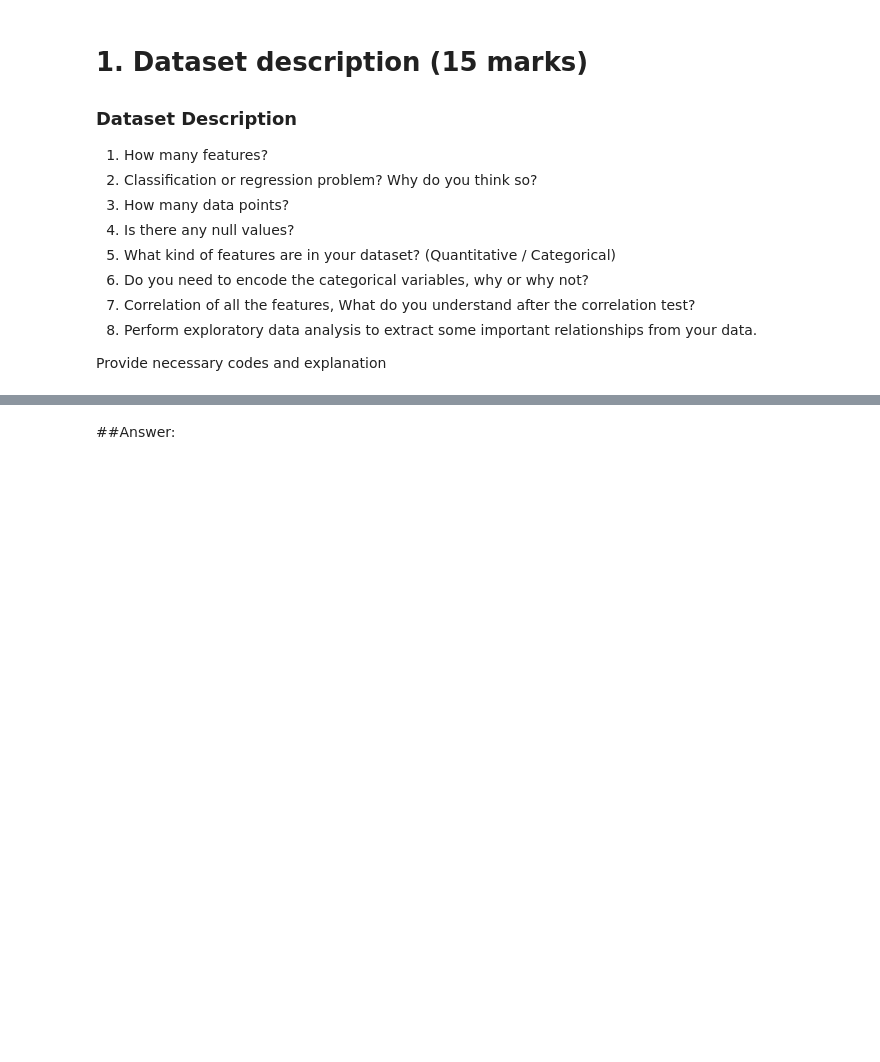
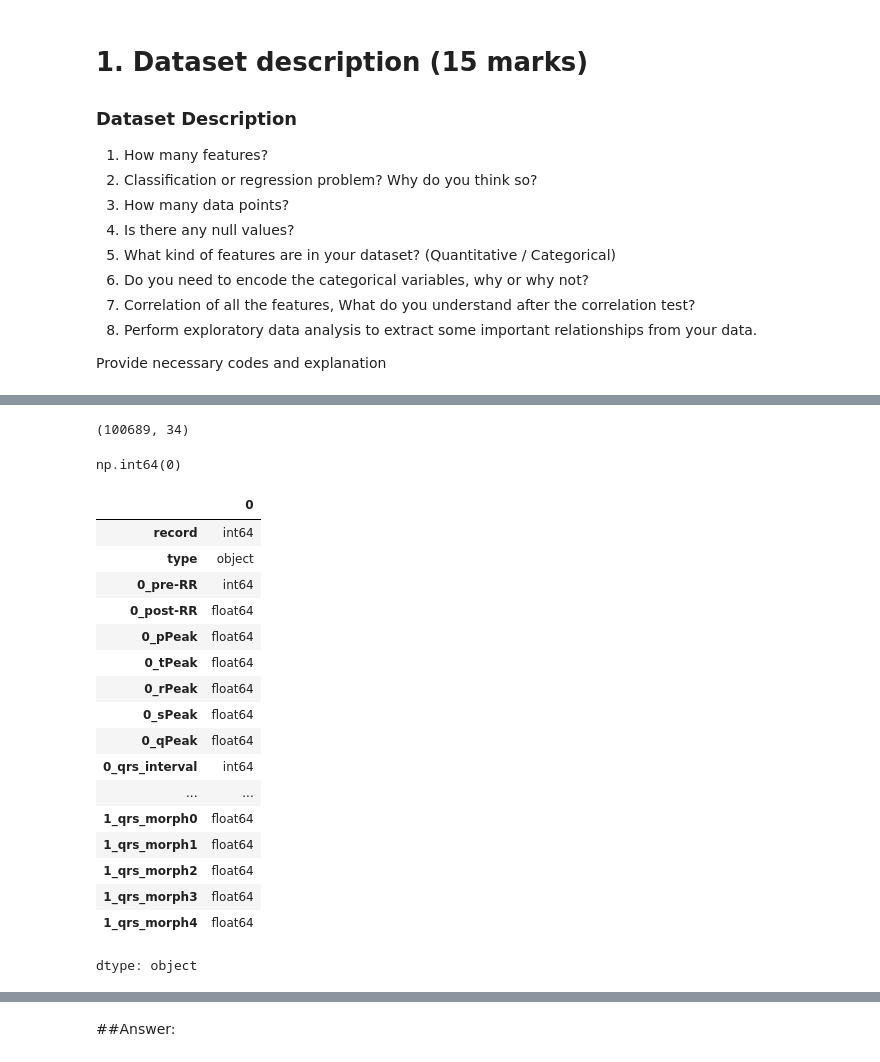
Before and after one commit to mdreduanulhoque/AI_ML_Expert_with_Phitron, a Jupyter notebook: Machine_Learning/ML_FINAL.ipynb, the cells around one changed output, grey strips where cells are left out. Cells and saved outputs as stored; diff of their text form; code cells hidden in the pictures; blank space fills up the shorter version.

```diff
--- a/Machine_Learning/ML_FINAL.ipynb
+++ b/Machine_Learning/ML_FINAL.ipynb
@@ -49,0 +64,29 @@ Provide necessary codes and explanation
+# %%
+df.shape
+# %% [output]
+(100689, 34)
+# %%
+df.isnull().sum().sum()
+# %% [output]
+np.int64(0)
+# %%
+df.dtypes
+# %% [output]
+|  | 0 |
+| record | int64 |
+| type | object |
+| 0_pre-RR | int64 |
+| 0_post-RR | float64 |
+| 0_pPeak | float64 |
+| 0_tPeak | float64 |
+| 0_rPeak | float64 |
+| 0_sPeak | float64 |
+| 0_qPeak | float64 |
+| 0_qrs_interval | int64 |
+| ... | ... |
+| 1_qrs_morph0 | float64 |
+| 1_qrs_morph1 | float64 |
+| 1_qrs_morph2 | float64 |
+| 1_qrs_morph3 | float64 |
+| 1_qrs_morph4 | float64 |
+dtype: object
```
Also changed, not shown: parts of 8 cells of this notebook.
